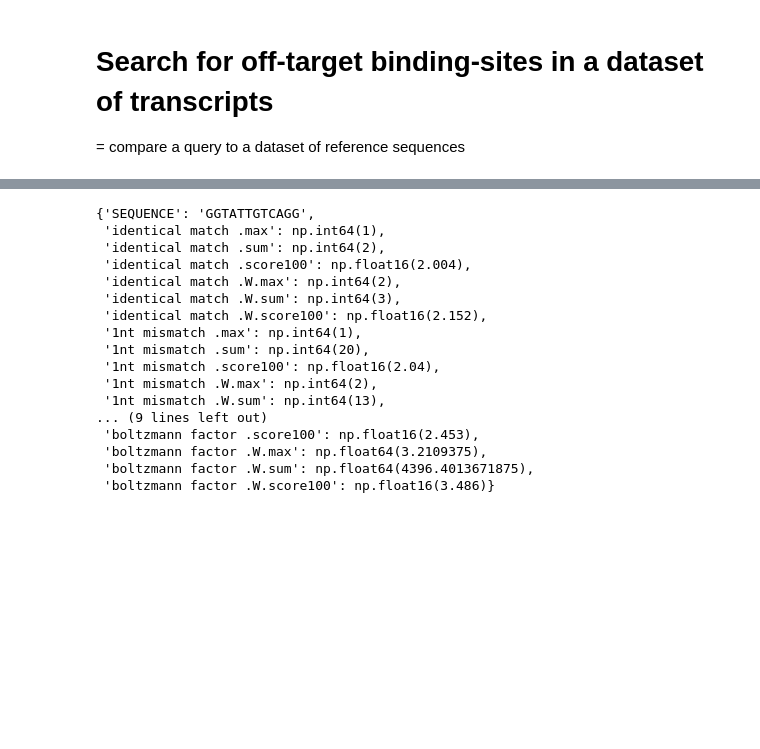
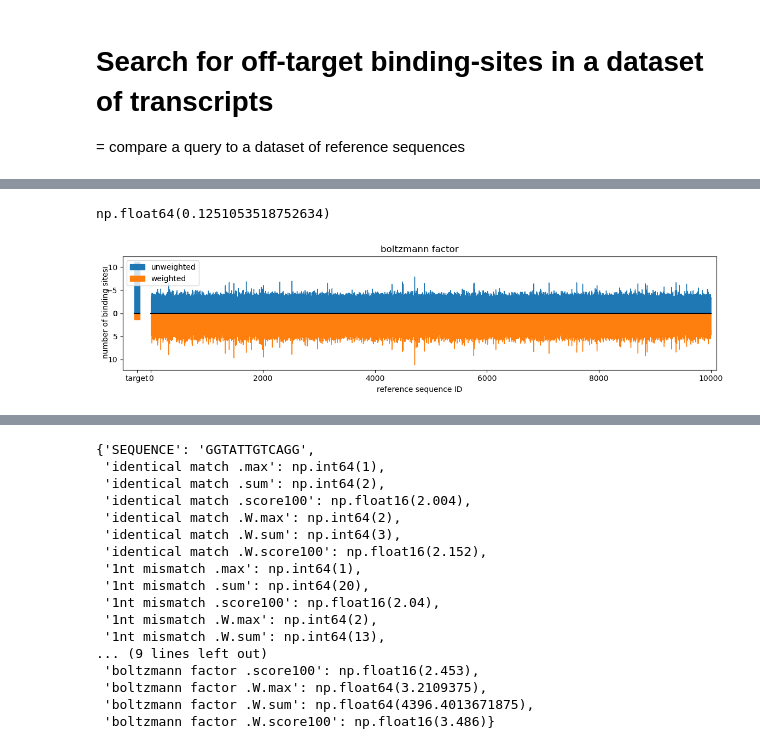
Before and after one commit to Q1vy/iGEM2025-TRAPS-Software-and-Modelling, a Jupyter notebook: target_search_test.ipynb, the cells around one changed output, grey strips where cells are left out. Saved outputs shown, nothing was run; the diff lists cells and outputs as text; code cells hidden in the pictures; blank space fills up the shorter version.

```diff
--- a/target_search_test.ipynb
+++ b/target_search_test.ipynb
@@ -119,3 +119,61 @@ def signif(x, p):
     x_positive = np.where(np.isfinite(x) & (x != 0), np.abs(x), 10**(p-1))
     mags = 10 ** (p - 1 - np.floor(np.log10(x_positive)))
     return np.round(x * mags) / mags
+# %%
+(lambda x: x*sy)(1)
+# %% [output]
+np.float64(0.1251053518752634)
+# %%
+results_R = detailed_search_results.loc[~(detailed_search_results.SEQ_NAME == target_sequence.SEQ_NAME)]
+results_Q = detailed_search_results.loc[  detailed_search_results.SEQ_NAME == target_sequence.SEQ_NAME]
+
+metric = results_R[col].values
+metriQ = results_Q[col].values[0]
+
+if use_weights:
+    sy = detailed_search_results[col].max() / (detailed_search_results[col]*detailed_search_results.WEIGHT).max() # used for plotting
+    wetric =  results_R[col].values * results_R["WEIGHT"].values
+    wetriQ = (results_Q[col].values * results_Q["WEIGHT"].values)[0]
+
+if plot:
+    xmax = len(metric)
+    plt.figure(figsize = (12, 3))
+    plt.plot([0, xmax], [0, 0], zorder = 10, color = "black")
+    plt.plot([-.03*xmax, -.02*xmax], [0, 0], zorder = 10, color = "black")
+    plt.fill_between(np.arange(xmax), metric, metric*0, color = "tab:blue", ec = "tab:blue", lw = 1, label = "unweighted")
+    plt.fill_between([-.03*xmax, -.02*xmax], [metriQ,metriQ], [0,0], color = "tab:blue", ec = "tab:blue", lw = 1)
+
+    if use_weights:
+        plt.fill_between(np.arange(xmax), -wetric*sy, wetric*0, color = "tab:orange", ec = "tab:orange", lw = 1, label = "weighted")
+        plt.fill_between([-.03*xmax, -.02*xmax], [-wetriQ*sy, -wetriQ*sy], [0,0], color = "tab:orange", ec = "tab:orange", lw = 1)
+
+    plt.ylabel("number of binding sites")
+
+    insert = "" # for plotting labels
+    if metric.max() > 0 and i < 3: # i.e. if there are mismatches to plot. i==3 is pseudo prob and metric.max() <= 0 is no mismatches
+        insert = f"  »  {metric.max()}x on {(metric == metric.max()).sum()} references"
+    plt.title(col + insert)
+    plt.xlabel("reference sequence ID")
+    plt.legend()
+
+    xt = plt.xticks()
+    plt.xticks(np.concatenate([[-0.025*xmax], xt[0]]), labels = np.concatenate([["target"], xt[1]]))
+
+    # handling the split yaxis scaling (messy)
+    #_yt1 = np.array([float(tick.get_text().replace("−", "-")) for tick in yt[1]])
+    #if use_weights: _yt1[_yt1<0] /= sy
+    #yt2, _yt2 = [signif(_yt1, 1),signif(_yt1, 1)]
+    #if use_weights: _yt2[_yt2<0] *= sy
+    #plt.yticks(_yt2, labels = [f"{int(val)}" if int(val) == val else f"{val:.3g}" for val in np.abs(yt2)])
+
+
+    plt.tight_layout()
+    plt.xlim(-0.05*xmax, 1.01*xmax)
+
+    plt.yticks([0])
+
+    sec_y = plt.gca().secondary_yaxis("left", functions = (lambda y: -y/sy, lambda y: -y*sy))
+    sec_y.set_ylim(0, None)
+    yt = sec_y.get_yticklabels()
+# %% [output]
+[figure, added]
```
Also changed, not shown: parts of 5 cells of this notebook.
